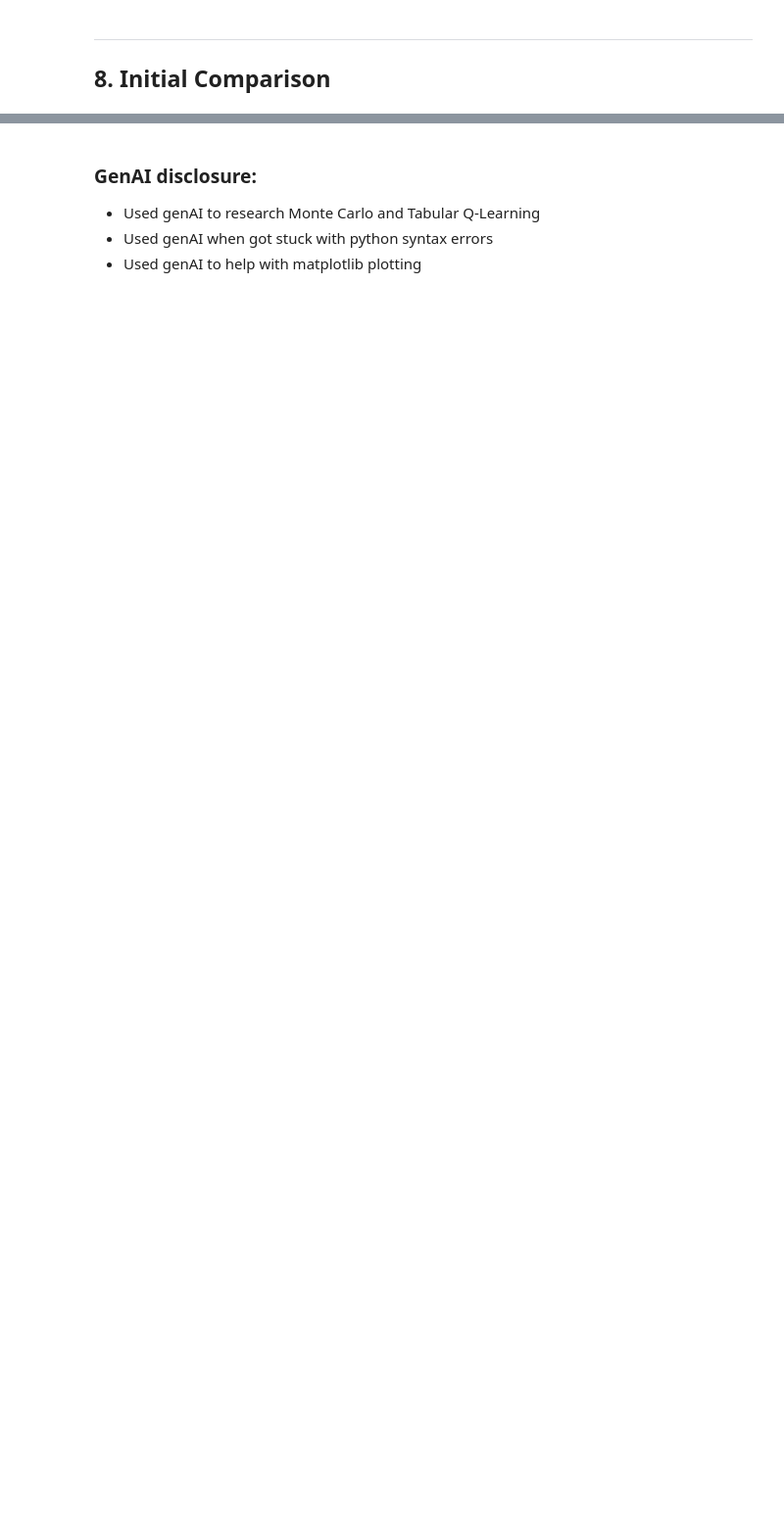
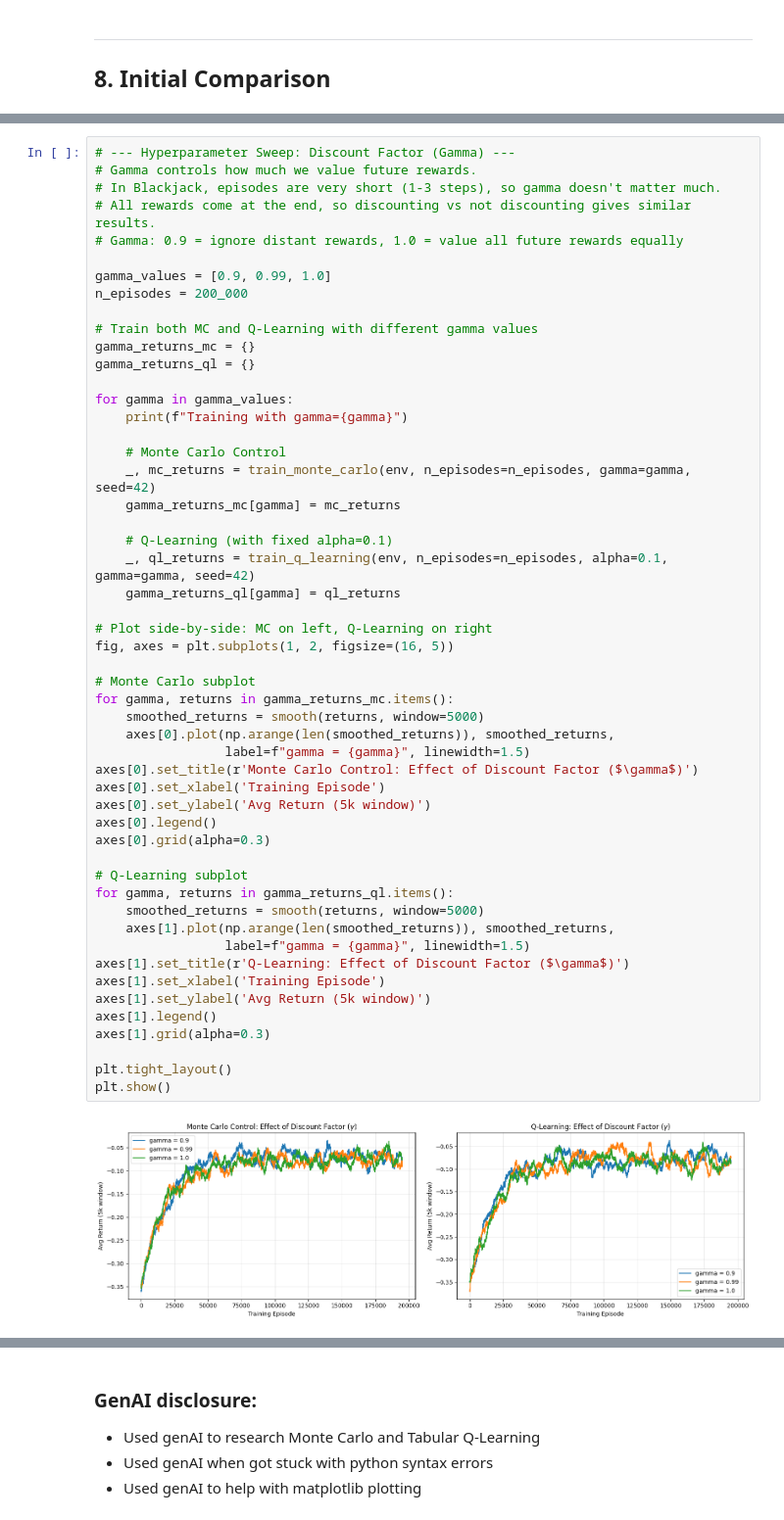
Before and after one commit to RoeeFrenkel/BlackJack_RL, a Jupyter notebook: Progress_Report.ipynb, the cells around one changed output, grey strips where cells are left out. Shown at 98% size. Cells and saved outputs as stored; diff of their text form; blank space fills up the shorter version.

```diff
--- a/Progress_Report.ipynb
+++ b/Progress_Report.ipynb
@@ -393,0 +606,54 @@ plt.show()
+# %%
+# --- Hyperparameter Sweep: Discount Factor (Gamma) ---
+# Gamma controls how much we value future rewards.
+# In Blackjack, episodes are very short (1-3 steps), so gamma doesn't matter much.
+# All rewards come at the end, so discounting vs not discounting gives similar results.
+# Gamma: 0.9 = ignore distant rewards, 1.0 = value all future rewards equally
+
+gamma_values = [0.9, 0.99, 1.0]
+n_episodes = 200_000
+
+# Train both MC and Q-Learning with different gamma values
+gamma_returns_mc = {}
+gamma_returns_ql = {}
+
+for gamma in gamma_values:
+    print(f"Training with gamma={gamma}")
+
+    # Monte Carlo Control
+    _, mc_returns = train_monte_carlo(env, n_episodes=n_episodes, gamma=gamma, seed=42)
+    gamma_returns_mc[gamma] = mc_returns
+
+    # Q-Learning (with fixed alpha=0.1)
+    _, ql_returns = train_q_learning(env, n_episodes=n_episodes, alpha=0.1, gamma=gamma, seed=42)
+    gamma_returns_ql[gamma] = ql_returns
+
+# Plot side-by-side: MC on left, Q-Learning on right
+fig, axes = plt.subplots(1, 2, figsize=(16, 5))
+
+# Monte Carlo subplot
+for gamma, returns in gamma_returns_mc.items():
+    smoothed_returns = smooth(returns, window=5000)
+    axes[0].plot(np.arange(len(smoothed_returns)), smoothed_returns,
+                 label=f"gamma = {gamma}", linewidth=1.5)
+axes[0].set_title(r'Monte Carlo Control: Effect of Discount Factor ($\gamma$)')
+axes[0].set_xlabel('Training Episode')
+axes[0].set_ylabel('Avg Return (5k window)')
+axes[0].legend()
+axes[0].grid(alpha=0.3)
+
+# Q-Learning subplot
+for gamma, returns in gamma_returns_ql.items():
+    smoothed_returns = smooth(returns, window=5000)
+    axes[1].plot(np.arange(len(smoothed_returns)), smoothed_returns,
+                 label=f"gamma = {gamma}", linewidth=1.5)
+axes[1].set_title(r'Q-Learning: Effect of Discount Factor ($\gamma$)')
+axes[1].set_xlabel('Training Episode')
+axes[1].set_ylabel('Avg Return (5k window)')
+axes[1].legend()
+axes[1].grid(alpha=0.3)
+
+plt.tight_layout()
+plt.show()
+# %% [output]
+[figure, added]
```
Also changed, not shown: parts of 22 cells of this notebook.
